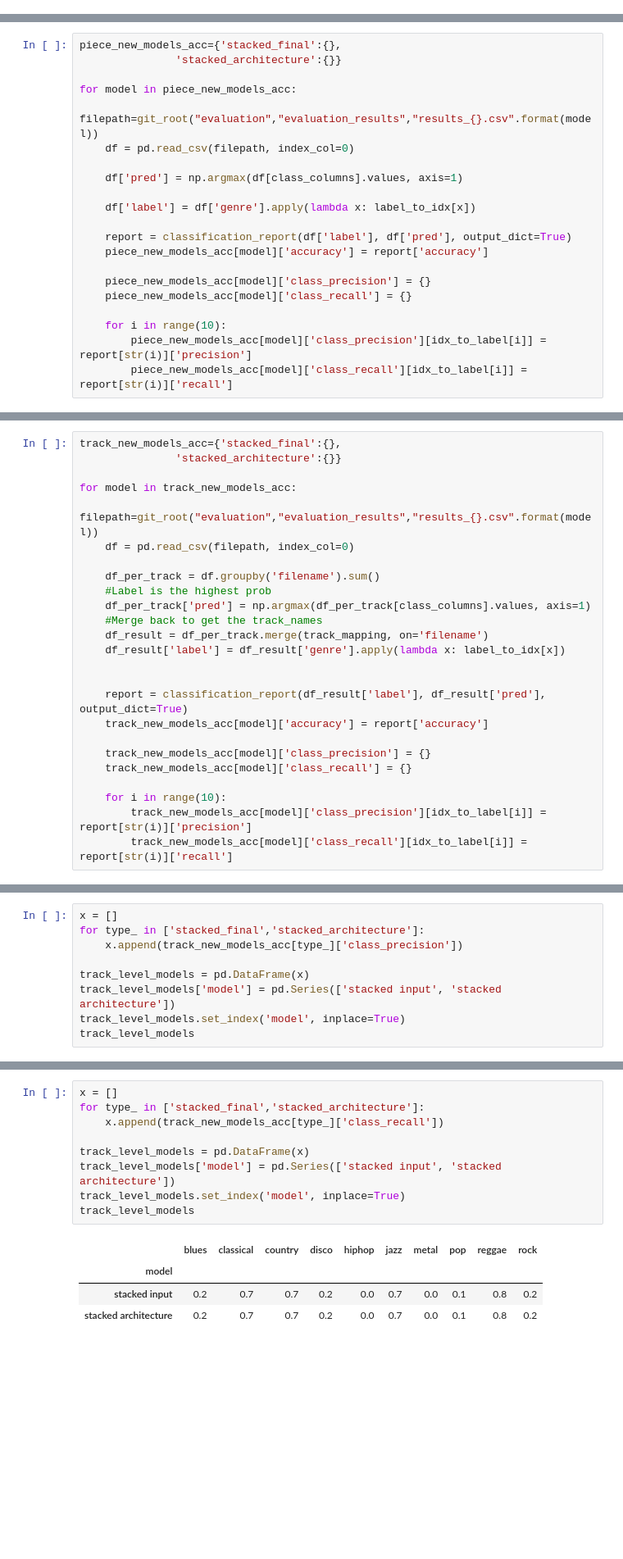
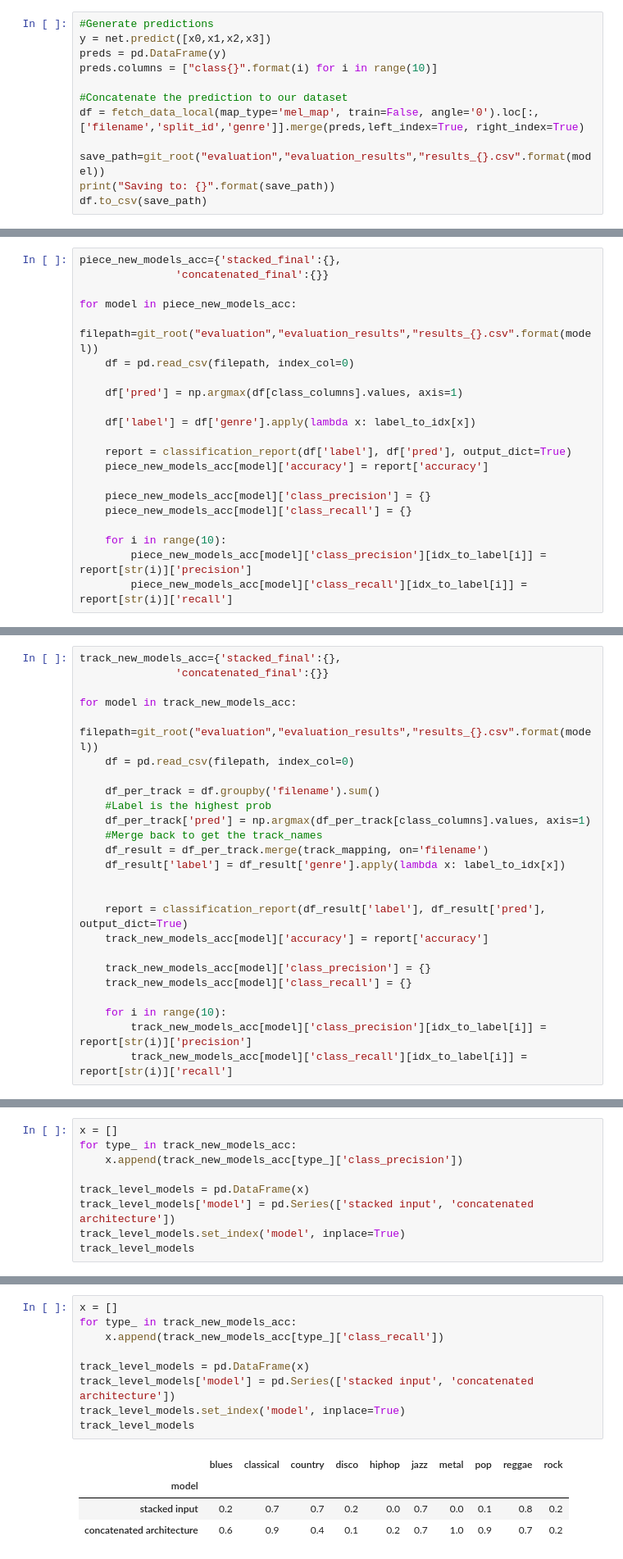
Before and after one commit to redouane-dziri/deep-music-classification, a Jupyter notebook: evaluation/evaluate_GLCM.ipynb, the cells around one changed output, grey strips where cells are left out. Shown at 82% size. Cells and saved outputs as stored; diff of their text form; blank space fills up the shorter version.

```diff
--- a/evaluation/evaluate_GLCM.ipynb
+++ b/evaluation/evaluate_GLCM.ipynb
@@ -424,0 +446,12 @@ Saving to: /Users/arnaudstiegler/Desktop/deep-music-classification/evaluation/ev
+# %%
+#Generate predictions
+y = net.predict([x0,x1,x2,x3])
+preds = pd.DataFrame(y)
+preds.columns = ["class{}".format(i) for i in range(10)]
+
+#Concatenate the prediction to our dataset
+df = fetch_data_local(map_type='mel_map', train=False, angle='0').loc[:,['filename','split_id','genre']].merge(preds,left_index=True, right_index=True)
+
+save_path=git_root("evaluation","evaluation_results","results_{}.csv".format(model))
+print("Saving to: {}".format(save_path))
+df.to_csv(save_path)
@@ -426,7 +462,7 @@ Saving to: /Users/arnaudstiegler/Desktop/deep-music-classification/evaluation/ev
 ## Piece-level accuracy
 # %%
 piece_new_models_acc={'stacked_final':{},
-               'stacked_architecture':{}}
+               'concatenated_final':{}}
 
 for model in piece_new_models_acc:
     filepath=git_root("evaluation","evaluation_results","results_{}.csv".format(model))
@@ -492,7 +528,7 @@ with open(git_root('evaluation','evaluation_results','piece_new_models_results.j
 ## Track-level accuracy
 # %%
 track_new_models_acc={'stacked_final':{},
-               'stacked_architecture':{}}
+               'concatenated_final':{}}
 
 for model in track_new_models_acc:
     filepath=git_root("evaluation","evaluation_results","results_{}.csv".format(model))
@@ -527,11 +563,11 @@ Name: accuracy, dtype: object
 ### Track-level precision per genre for our models
 # %%
 x = []
-for type_ in ['stacked_final','stacked_architecture']:
+for type_ in track_new_models_acc:
     x.append(track_new_models_acc[type_]['class_precision'])
 
 track_level_models = pd.DataFrame(x)
-track_level_models['model'] = pd.Series(['stacked input', 'stacked architecture'])
+track_level_models['model'] = pd.Series(['stacked input', 'concatenated architecture'])
 track_level_models.set_index('model', inplace=True)
 track_level_models
 # %% [output]
@@ -543,18 +579,18 @@ track_level_models
 ### Track-level recall per genre for our models
 # %%
 x = []
-for type_ in ['stacked_final','stacked_architecture']:
+for type_ in track_new_models_acc:
     x.append(track_new_models_acc[type_]['class_recall'])
 
 track_level_models = pd.DataFrame(x)
-track_level_models['model'] = pd.Series(['stacked input', 'stacked architecture'])
+track_level_models['model'] = pd.Series(['stacked input', 'concatenated architecture'])
 track_level_models.set_index('model', inplace=True)
 track_level_models
 # %% [output]
 |  | blues | classical | country | disco | hiphop | jazz | metal | pop | reggae | rock |
 | model |  |  |  |  |  |  |  |  |  |  |
 | stacked input | 0.2 | 0.7 | 0.7 | 0.2 | 0.0 | 0.7 | 0.0 | 0.1 | 0.8 | 0.2 |
-| stacked architecture | 0.2 | 0.7 | 0.7 | 0.2 | 0.0 | 0.7 | 0.0 | 0.1 | 0.8 | 0.2 |
+| concatenated architecture | 0.6 | 0.9 | 0.4 | 0.1 | 0.2 | 0.7 | 1.0 | 0.9 | 0.7 | 0.2 |
 # %%
 with open(git_root('evaluation','evaluation_results','track_new_models_results.json'), 'w') as fp:
     json.dump(track_new_models_acc, fp, indent=4)
```
Also changed, not shown: parts of 8 cells of this notebook, 8 other files.
